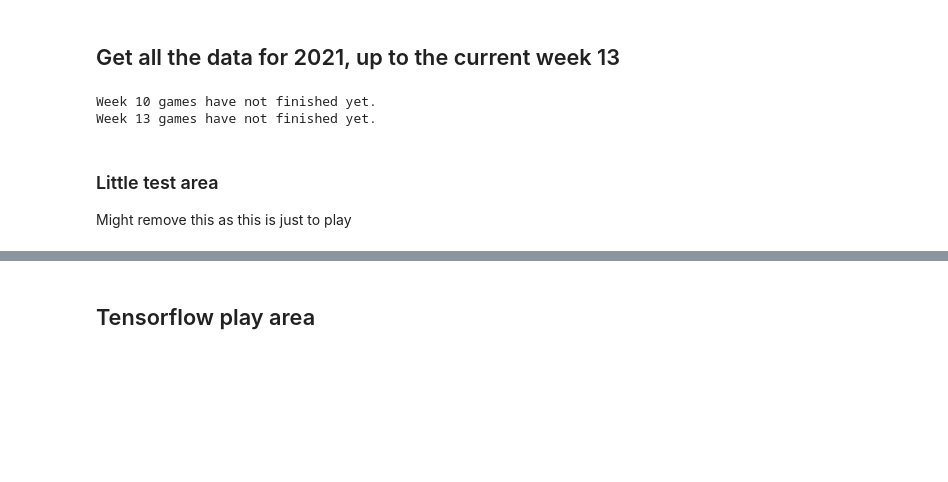
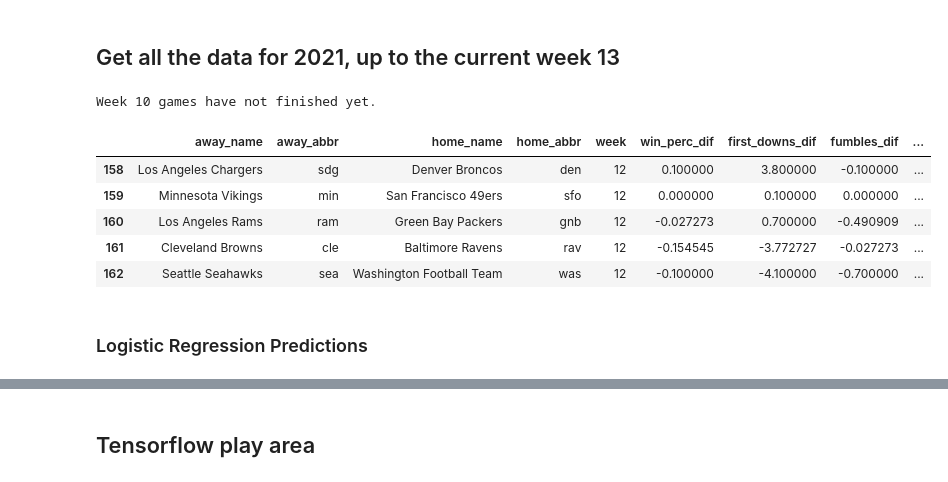
Before and after one commit to jake-viss/NFL_Prediction_Model_Project, a Jupyter notebook: NFL_get_accuracy.ipynb, the cells around one changed output, grey strips where cells are left out. Saved outputs shown, nothing was run; the diff lists cells and outputs as text; code cells hidden in the pictures; blank space fills up the shorter version.

Commit message:
added predictions

```diff
--- a/NFL_get_accuracy.ipynb
+++ b/NFL_get_accuracy.ipynb
@@ -276,14 +277,22 @@ def display(y_pred,X_test):
 ## Get all the data for 2021, up to the current week 13
 # %%
 # this step takes about five minutes to run
-current_week = 13
+current_week = 12
 weeks = list(range(1,current_week + 1))
 year = 2021
 
 pred_games_df, comp_games_df = prep_test_train(current_week,weeks,year)
 # %% [output]
 Week 10 games have not finished yet.
-Week 13 games have not finished yet.
+# %%
+comp_games_df.tail()
+# %% [output]
+|  | away_name | away_abbr | home_name | home_abbr | week | win_perc_dif | first_downs_dif | fumbles_dif | ... |
+| 158 | Los Angeles Chargers | sdg | Denver Broncos | den | 12 | 0.100000 | 3.800000 | -0.100000 | ... |
+| 159 | Minnesota Vikings | min | San Francisco 49ers | sfo | 12 | 0.000000 | 0.100000 | 0.000000 | ... |
+| 160 | Los Angeles Rams | ram | Green Bay Packers | gnb | 12 | -0.027273 | 0.700000 | -0.490909 | ... |
+| 161 | Cleveland Browns | cle | Baltimore Ravens | rav | 12 | -0.154545 | -3.772727 | -0.027273 | ... |
+| 162 | Seattle Seahawks | sea | Washington Football Team | was | 12 | -0.100000 | -4.100000 | -0.700000 | ... |
 # %%
 # Write out 2021 info, so I don't have to load it all the time
 df = pd.concat([comp_games_df, pred_games_df], axis=0)
@@ -291,6 +300,5 @@ df.to_csv("2021_week_2_through_13.csv", index = False)
 # %%
 # read the full dataframe in and drop an unneeded column
 df = pd.read_csv('2021_week_2_through_13.csv')
-# %% [markdown]
-### Little test area
-Might remove this as this is just to play
+# %% [markdown]
+### Logistic Regression Predictions
```
Also changed, not shown: parts of 32 cells of this notebook.
